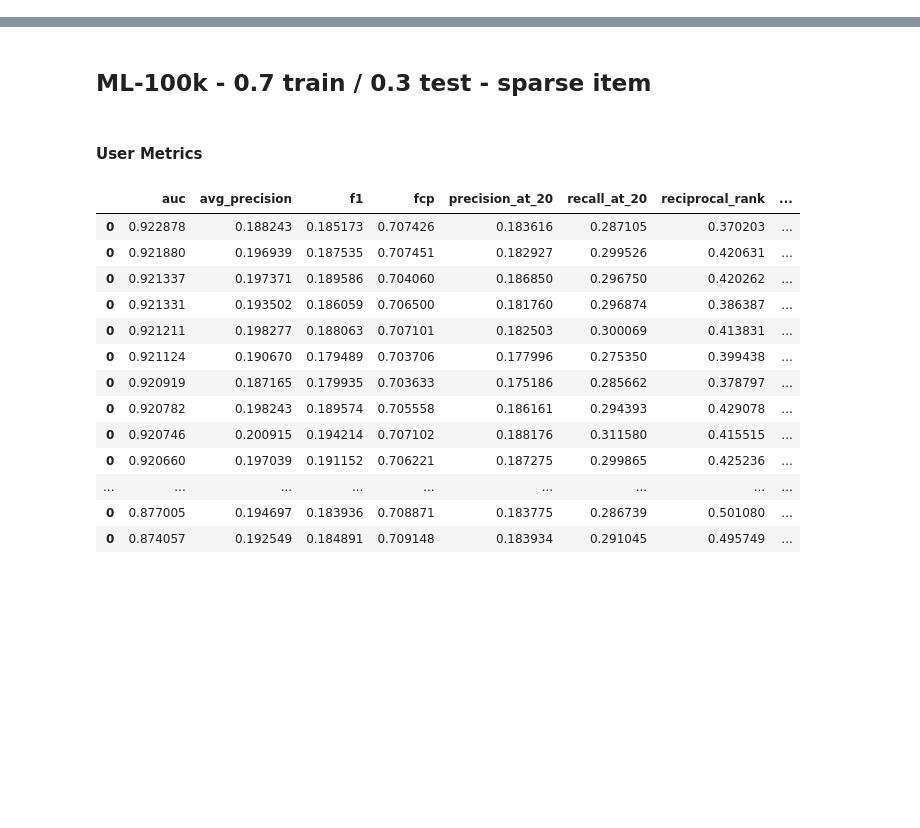
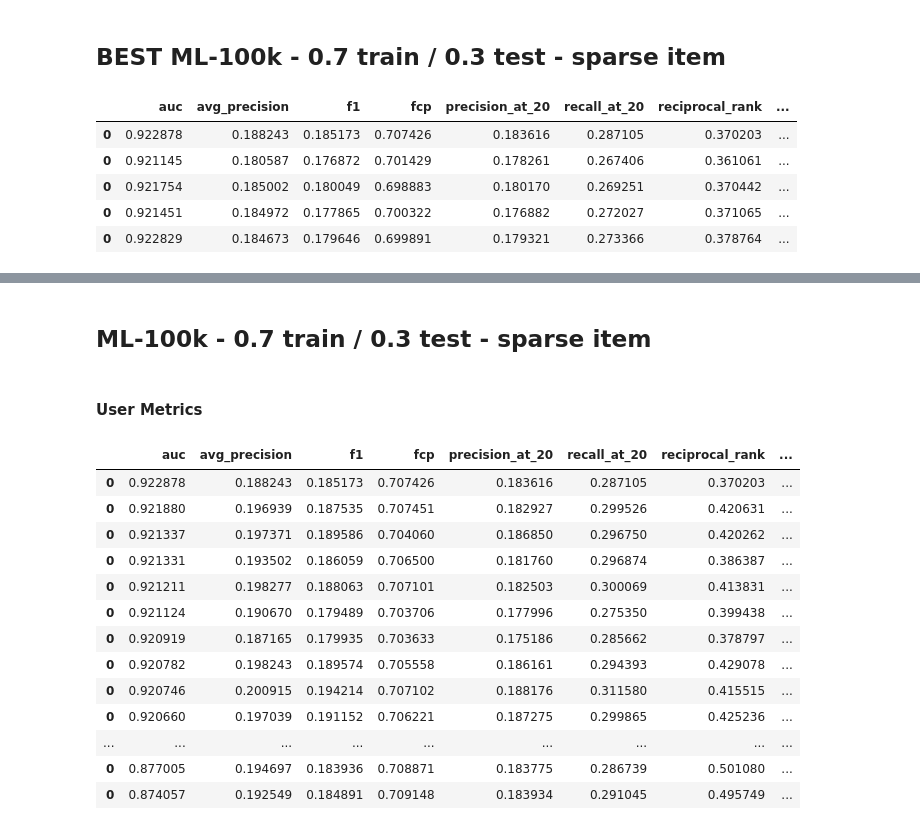
Before and after one commit to marcuniq/bsc-thesis, a Jupyter notebook: code/ipynb/gridsearch_bprmf_results.ipynb, the cells around one changed output, grey strips where cells are left out. Cells and saved outputs as stored; diff of their text form; code cells hidden in the pictures; blank space fills up the shorter version.

Commit message:
implemented batch learning; updated gridsearch results

```diff
--- a/code/ipynb/gridsearch_bprmf_results.ipynb
+++ b/code/ipynb/gridsearch_bprmf_results.ipynb
@@ -34,3 +34,23 @@ def get_df_results(results, max_train_ratings=None):
 
     result_map = map(lambda path: df_mean(path, apply_to_df), results)
     return reduce(lambda x, y: x.append(y), result_map)
+# %% [markdown]
+## BEST ML-100k - 0.7 train / 0.3 test - sparse item
+# %%
+user_metrics = [
+'../metrics/bprmf/2016-05-27_16.15.55_bprmf_ml-100k_e20_tt-0.7_task-20_user-metrics.csv',
+'../metrics/bprmf/2016-06-22_14.36.02_bprmf_ml-100k_e20_tt-0.7_train-2_task-0_user-metrics.csv',
+'../metrics/bprmf/2016-06-22_14.36.46_bprmf_ml-100k_e20_tt-0.7_train-3_task-0_user-metrics.csv',
+'../metrics/bprmf/2016-06-22_14.37.19_bprmf_ml-100k_e20_tt-0.7_train-4_task-0_user-metrics.csv',
+'../metrics/bprmf/2016-06-22_14.38.46_bprmf_ml-100k_e20_tt-0.7_train-5_task-0_user-metrics.csv',
+]
+# %%
+df_cv_user_metrics = get_df_results(user_metrics)
+df_cv_user_metrics
+# %% [output]
+|  | auc | avg_precision | f1 | fcp | precision_at_20 | recall_at_20 | reciprocal_rank | ... |
+| 0 | 0.922878 | 0.188243 | 0.185173 | 0.707426 | 0.183616 | 0.287105 | 0.370203 | ... |
+| 0 | 0.921145 | 0.180587 | 0.176872 | 0.701429 | 0.178261 | 0.267406 | 0.361061 | ... |
+| 0 | 0.921754 | 0.185002 | 0.180049 | 0.698883 | 0.180170 | 0.269251 | 0.370442 | ... |
+| 0 | 0.921451 | 0.184972 | 0.177865 | 0.700322 | 0.176882 | 0.272027 | 0.371065 | ... |
+| 0 | 0.922829 | 0.184673 | 0.179646 | 0.699891 | 0.179321 | 0.273366 | 0.378764 | ... |
```
Also changed, not shown: parts of 14 cells of this notebook, 8 other files.
